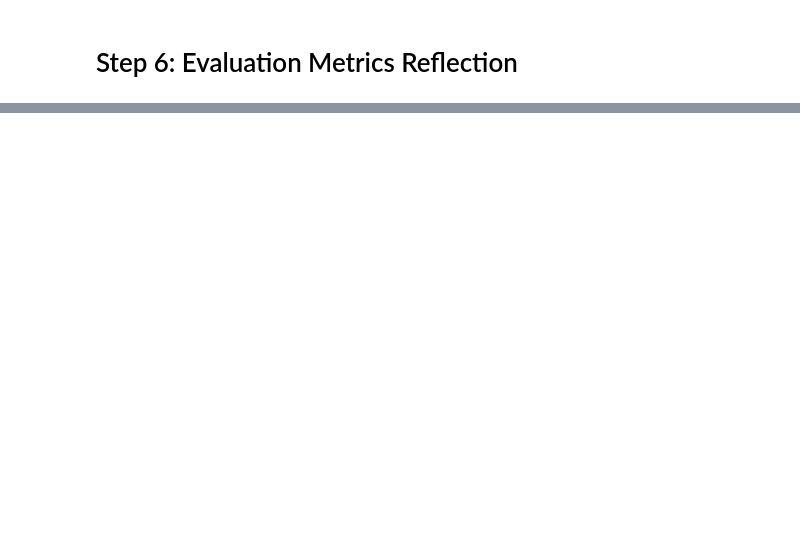
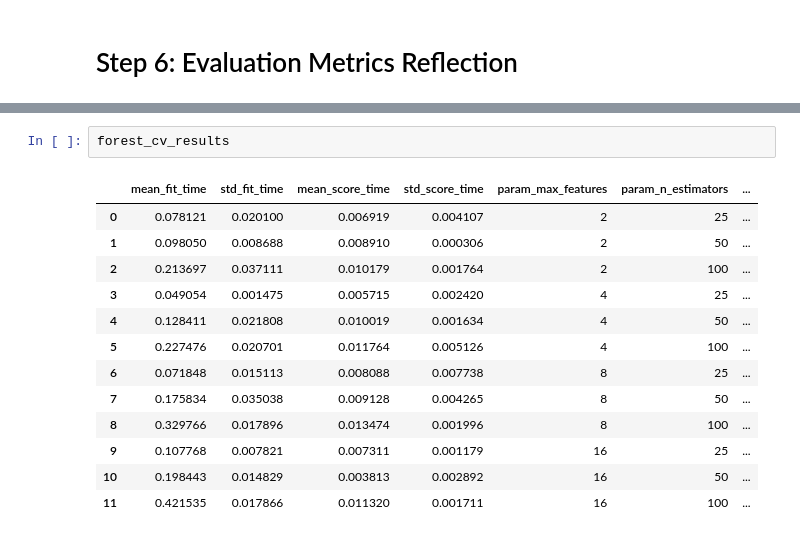
Before and after one commit to TylerJaafari-RIT/csci-635_assignment-2, a Jupyter notebook: Assignment_2_Tyler_Jaafari_CSCI_635.ipynb, the cells around one changed output, grey strips where cells are left out. Drawn from its saved outputs; the diff is of its cells as text; blank space fills up the shorter version.

```diff
--- a/Assignment_2_Tyler_Jaafari_CSCI_635.ipynb
+++ b/Assignment_2_Tyler_Jaafari_CSCI_635.ipynb
@@ -332,0 +417,16 @@ mcc_table
+# %%
+forest_cv_results
+# %% [output]
+|  | mean_fit_time | std_fit_time | mean_score_time | std_score_time | param_max_features | param_n_estimators | ... |
+| 0 | 0.078121 | 0.020100 | 0.006919 | 0.004107 | 2 | 25 | ... |
+| 1 | 0.098050 | 0.008688 | 0.008910 | 0.000306 | 2 | 50 | ... |
+| 2 | 0.213697 | 0.037111 | 0.010179 | 0.001764 | 2 | 100 | ... |
+| 3 | 0.049054 | 0.001475 | 0.005715 | 0.002420 | 4 | 25 | ... |
+| 4 | 0.128411 | 0.021808 | 0.010019 | 0.001634 | 4 | 50 | ... |
+| 5 | 0.227476 | 0.020701 | 0.011764 | 0.005126 | 4 | 100 | ... |
+| 6 | 0.071848 | 0.015113 | 0.008088 | 0.007738 | 8 | 25 | ... |
+| 7 | 0.175834 | 0.035038 | 0.009128 | 0.004265 | 8 | 50 | ... |
+| 8 | 0.329766 | 0.017896 | 0.013474 | 0.001996 | 8 | 100 | ... |
+| 9 | 0.107768 | 0.007821 | 0.007311 | 0.001179 | 16 | 25 | ... |
+| 10 | 0.198443 | 0.014829 | 0.003813 | 0.002892 | 16 | 50 | ... |
+| 11 | 0.421535 | 0.017866 | 0.011320 | 0.001711 | 16 | 100 | ... |
```
Also changed, not shown: parts of 10 cells of this notebook.
